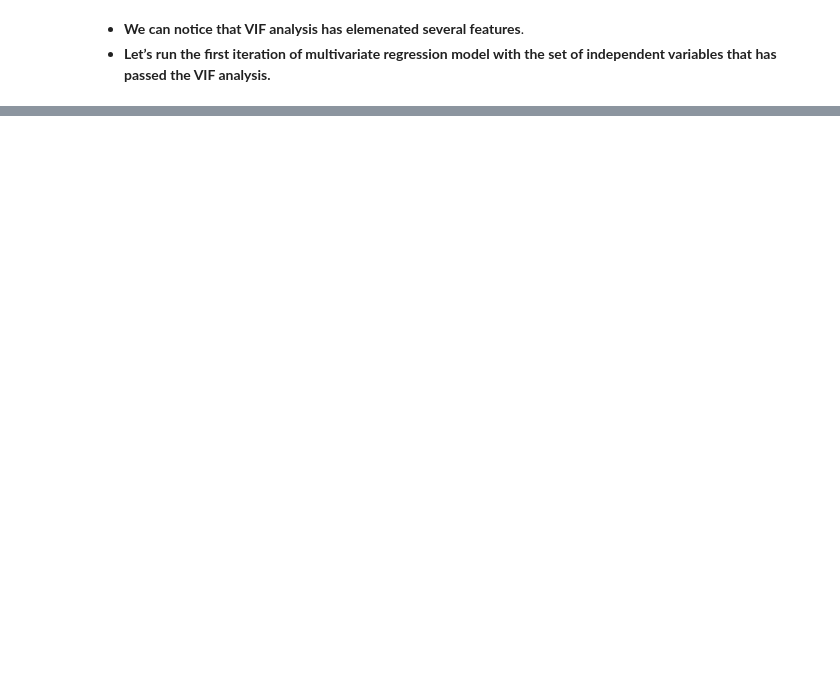
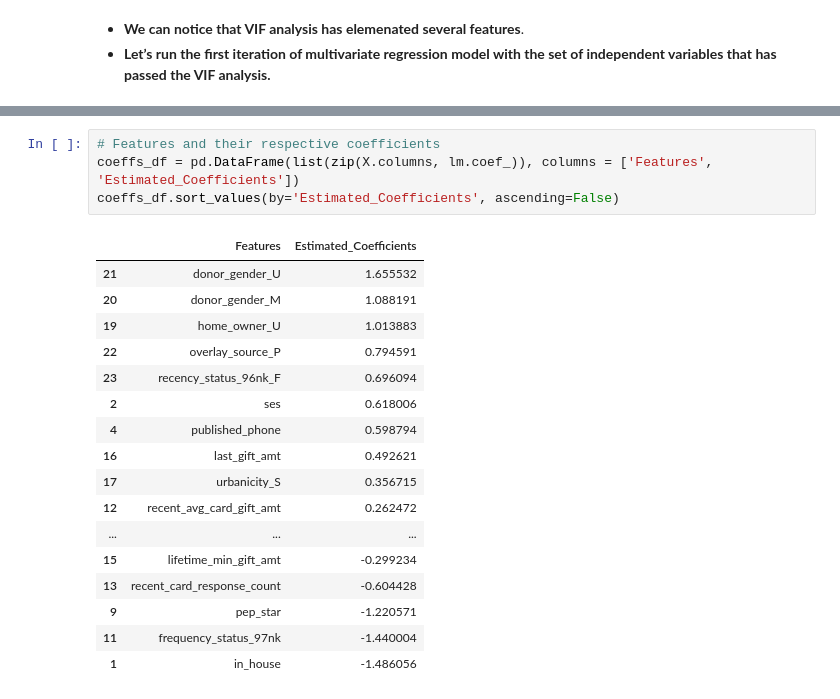
Before and after one commit to jindukwentua/Applying-Machine-Learning-to-Charity-donations, a Jupyter notebook: notebook/2nd_regression_model.ipynb, the cells around one changed output, grey strips where cells are left out. Saved outputs shown, nothing was run; the diff lists cells and outputs as text; blank space fills up the shorter version.

```diff
--- a/notebook/2nd_regression_model.ipynb
+++ b/notebook/2nd_regression_model.ipynb
@@ -468,0 +613,22 @@ y = df['price']
+# %%
+# Features and their respective coefficients
+coeffs_df = pd.DataFrame(list(zip(X.columns, lm.coef_)), columns = ['Features', 'Estimated_Coefficients'])
+coeffs_df.sort_values(by='Estimated_Coefficients', ascending=False)
+# %% [output]
+|  | Features | Estimated_Coefficients |
+| 21 | donor_gender_U | 1.655532 |
+| 20 | donor_gender_M | 1.088191 |
+| 19 | home_owner_U | 1.013883 |
+| 22 | overlay_source_P | 0.794591 |
+| 23 | recency_status_96nk_F | 0.696094 |
+| 2 | ses | 0.618006 |
+| 4 | published_phone | 0.598794 |
+| 16 | last_gift_amt | 0.492621 |
+| 17 | urbanicity_S | 0.356715 |
+| 12 | recent_avg_card_gift_amt | 0.262472 |
+| ... | ... | ... |
+| 15 | lifetime_min_gift_amt | -0.299234 |
+| 13 | recent_card_response_count | -0.604428 |
+| 9 | pep_star | -1.220571 |
+| 11 | frequency_status_97nk | -1.440004 |
+| 1 | in_house | -1.486056 |
```
Also changed, not shown: parts of 24 cells of this notebook.
